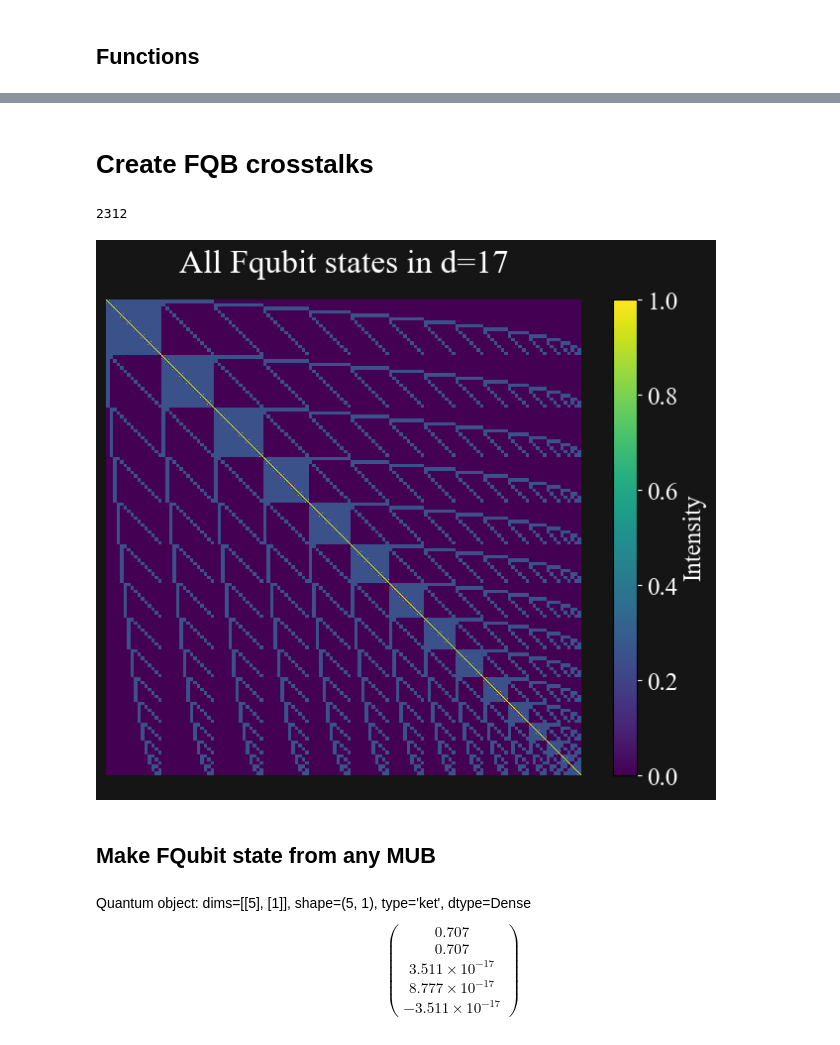
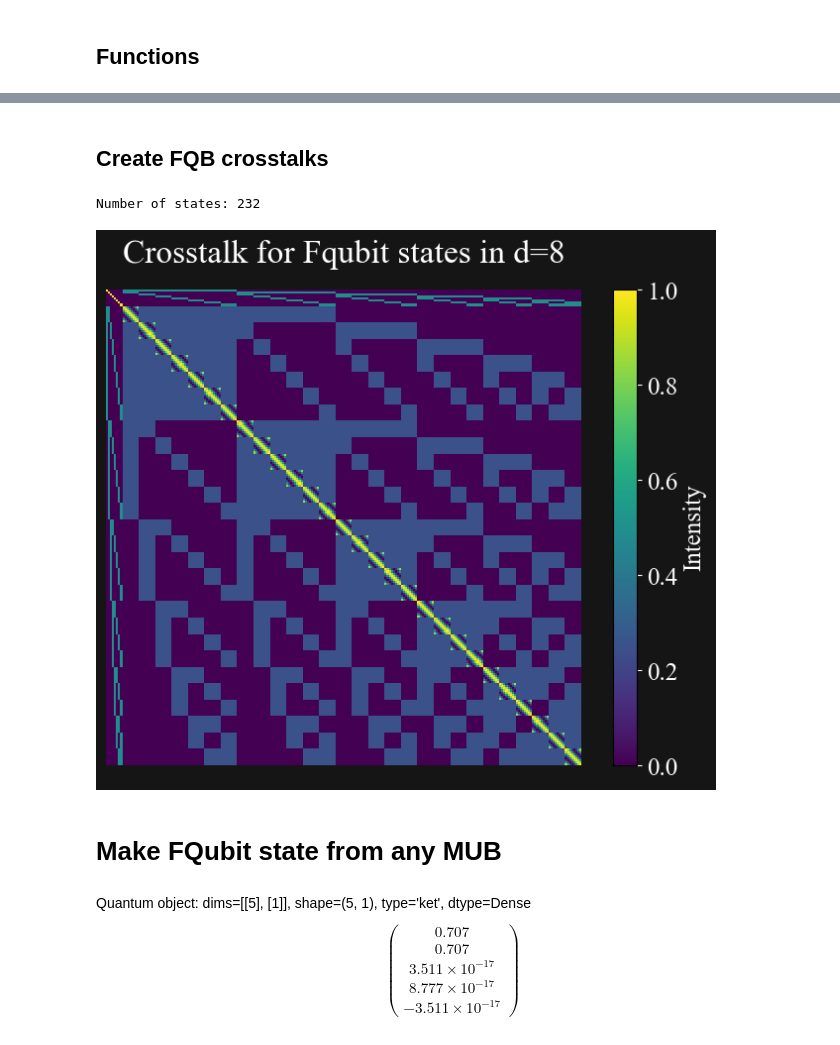
Before and after one commit to LukasScarfe/F-Qubits, a Jupyter notebook: fqubits.ipynb, the cells around one changed output, grey strips where cells are left out. Drawn from its saved outputs; the diff is of its cells as text; code cells hidden in the pictures.

Commit message:
added further qubit like states

```diff
--- a/fqubits.ipynb
+++ b/fqubits.ipynb
@@ -188,15 +312,16 @@ heatmap([[abs(state1.dag()*state2)**2 for state1 in MUBall(d)] for state2 in MUB
 # %% [markdown]
-# Create FQB crosstalks
+## Create FQB crosstalks
 # %%
-d=17
-basis=Fqubitbasis(d)
-print(len(basis))
-heatmap([[abs(state1.dag()*state2)**2 for state1 in basis] for state2 in basis],f'All Fqubit states in d={d}')
+d=8
+basis=LogicalBasis(d)+Fqubitbasis(d)
+print(f'Number of states: {len(basis)}')
+
+heatmap([[abs(state1.dag()*state2)**2 for state1 in basis] for state2 in basis],f'Crosstalk for Fqubit states in d={d}')
 # %% [output]
-2312
+Number of states: 232
-[figure, old version]
+[figure, new version]
 # %% [markdown]
-## Make FQubit state from any MUB
+# Make FQubit state from any MUB
 # %%
 # Only works for prime dimensions
 d=5
```
Also changed, not shown: parts of 19 cells of this notebook, 3 other files.
